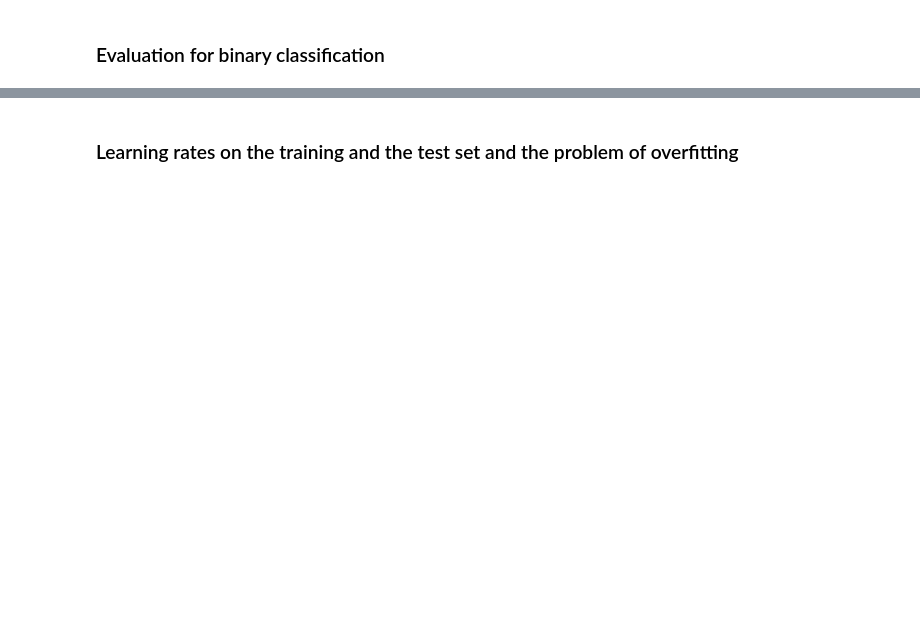
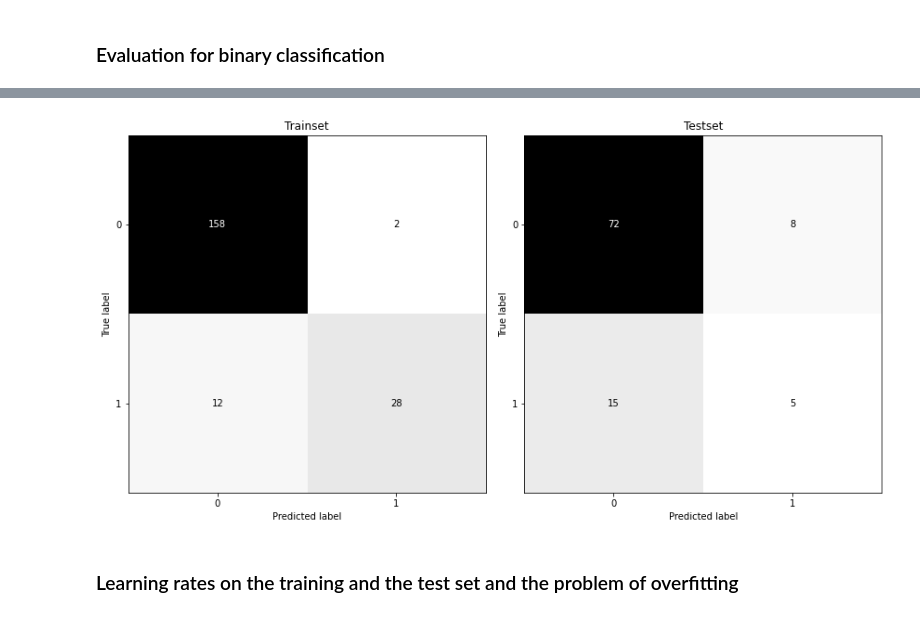
Before and after one commit to afflint/inforet, a Jupyter notebook: 2021-22/linear-classifiers.ipynb, the cells around one changed output, grey strips where cells are left out. Drawn from its saved outputs; the diff is of its cells as text; code cells hidden in the pictures; blank space fills up the shorter version.

```diff
--- a/2021-22/linear-classifiers.ipynb
+++ b/2021-22/linear-classifiers.ipynb
@@ -53,7 +88,7 @@ import matplotlib.pyplot as plt
 # %%
 cuisine = 'italian'
 specific_ingredients = set(KL.loc[cuisine][KL.loc[cuisine] > 0].keys())
-target_function = lambda x: 6 + 2 * x + np.random.randn(X.shape[0], 1)
+target_function = lambda x: 6 + 2 * x + np.random.randn(x.shape[0], 1)
 # %%
 sample_size = 200
 X = np.zeros((sample_size, 1))
@@ -168,7 +221,7 @@ $$
 # %%
 mse = lambda theta: np.power(theta.T.dot(Xb.T)[0] - y, 2).mean()
 # %%
-eta = 0.5
+eta = .1
 iterations = 1000
 m = Xb.shape[0]
 
@@ -231,5 +292,5 @@ plt.show()
 # %%
-eta = 0.5
+eta = 0.1
 iterations = 1000
 m = Xb.shape[0]
 theta = np.random.uniform(size=(Xb.shape[1], 1))
@@ -339,13 +421,15 @@ print(mt.classification_report(y_test, y_pred))
 # %%
 fig, ax = plt.subplots(figsize=(12, 6), ncols=2)
 cmd_train = mt.ConfusionMatrixDisplay(confusion_matrix=mt.confusion_matrix(y, np.sign(y_hat)))
 cmd_test = mt.ConfusionMatrixDisplay(confusion_matrix=mt.confusion_matrix(y_test, y_pred))
 cmd_train.plot(ax=ax[0], cmap='Greys', colorbar=False)
 cmd_test.plot(ax=ax[1], cmap='Greys', colorbar=False)
 ax[0].set_title('Trainset')
-ax[0].set_title('Testset')
+ax[1].set_title('Testset')
 plt.tight_layout()
 plt.show()
+# %% [output]
+[figure, added]
 # %% [markdown]
 ### Learning rates on the training and the test set and the problem of overfitting
 # %%
```
Also changed, not shown: parts of 48 cells of this notebook, 1 other file.
